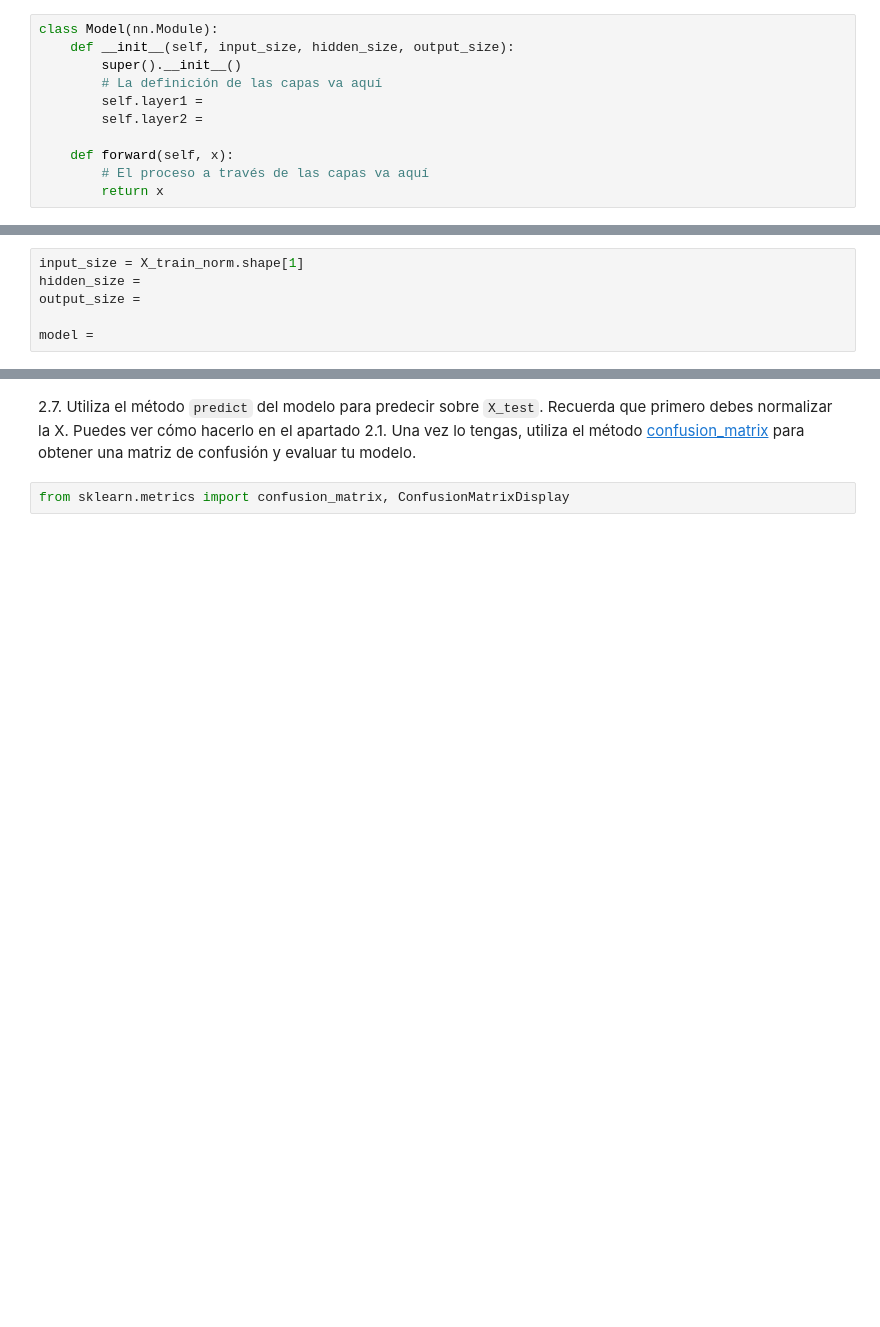
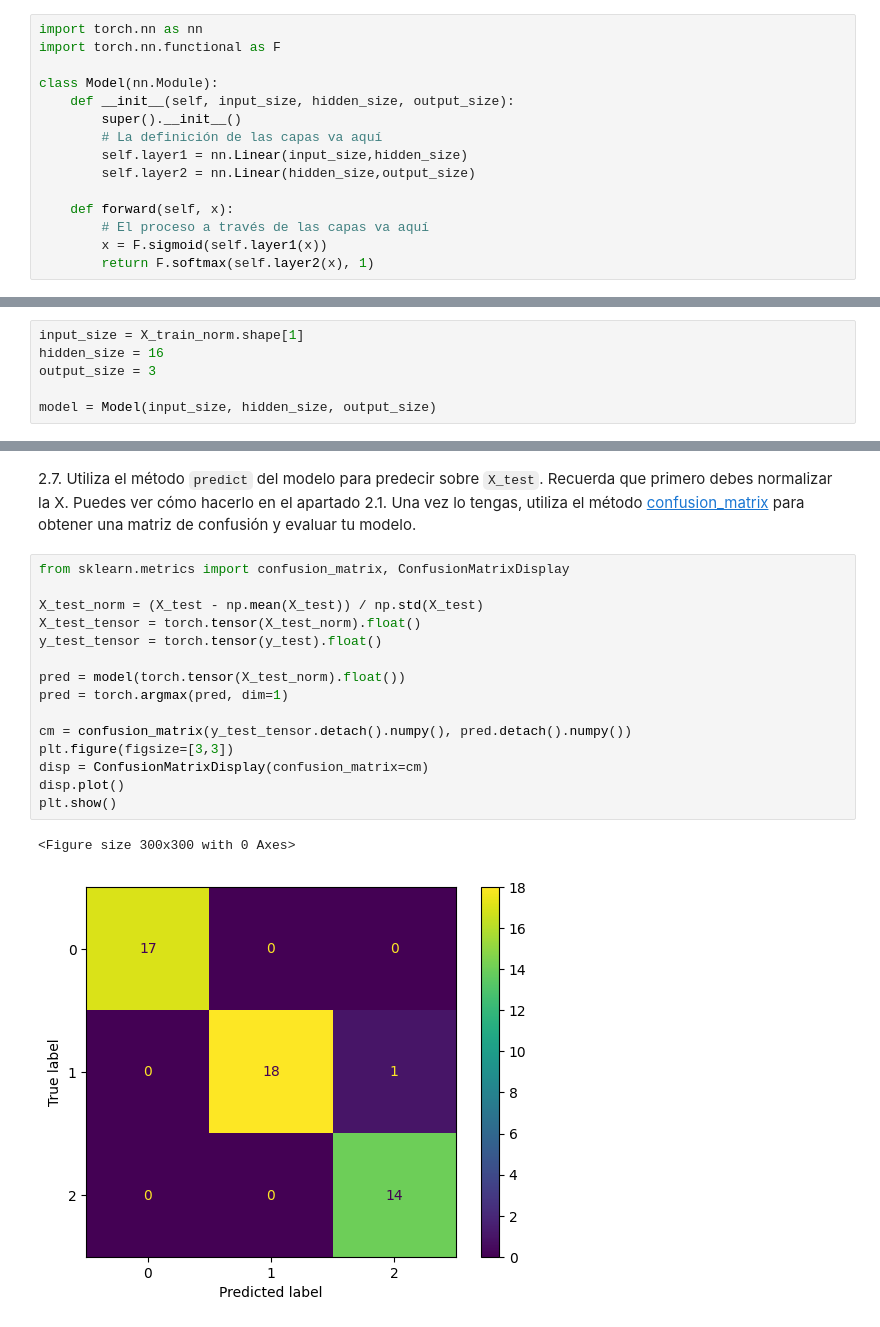
Before and after one commit to Sergio3d/CD-Core, a Jupyter notebook: tema 5/Sesion2_practica.ipynb, the cells around one changed output, grey strips where cells are left out. Drawn from its saved outputs; the diff is of its cells as text; blank space fills up the shorter version.

```diff
--- a/tema 5/Sesion2_practica.ipynb
+++ b/tema 5/Sesion2_practica.ipynb
@@ -76,24 +94,28 @@ from torch.utils.data import DataLoader
 - Primero, construye cada capa dentro del método `__init__()` como atributos de la clase (recuerda que para ello, debes escribir `self` delante del nombre de la variable, como el `this` en Java).
 - Después, en el método `forward`, aplica primero la operación de la capa y después la función de activación, para cada una de las dos capas. La función de activación de la capa uno deberá ser una [sigmoide](https://pytorch.org/docs/stable/generated/torch.nn.Sigmoid.html), y la de la capa 2, una [Softmax con dim=1](https://pytorch.org/docs/stable/generated/torch.nn.Softmax.html).
 # %%
+import torch.nn as nn
+import torch.nn.functional as F
+
 class Model(nn.Module):
     def __init__(self, input_size, hidden_size, output_size):
         super().__init__()
         # La definición de las capas va aquí
-        self.layer1 =
-        self.layer2 =
+        self.layer1 = nn.Linear(input_size,hidden_size)
+        self.layer2 = nn.Linear(hidden_size,output_size)
 
     def forward(self, x):
         # El proceso a través de las capas va aquí
-        return x
+        x = F.sigmoid(self.layer1(x))
+        return F.softmax(self.layer2(x), 1)
 # %% [markdown]
 2.3. Define el tamaño de las capas. El tamaño de `input_size` viene dado por X. El de la capa oculta debe ser 16, y el de la capa de salida debe ser 3, ya que nuestra clase tiene tres valores posibles. Usa estos valores para construir un modelo con la clase `Model`.
 # %%
 input_size = X_train_norm.shape[1]
-hidden_size =
-output_size =
+hidden_size = 16
+output_size = 3
 
-model =
+model = Model(input_size, hidden_size, output_size)
 # %% [markdown]
 2.4. Define el learning_rate, la función de pérdida, y el optimizador.
 - El learning_rate deberá ser 0.001.
@@ -148,4 +174,20 @@ plt.show()
 # %% [markdown]
 2.7. Utiliza el método `predict` del modelo para predecir sobre `X_test`. Recuerda que primero debes normalizar la X. Puedes ver cómo hacerlo en el apartado 2.1. Una vez lo tengas, utiliza el método [confusion_matrix](https://scikit-learn.org/stable/modules/generated/sklearn.metrics.confusion_matrix.html) para obtener una matriz de confusión y evaluar tu modelo.
-# %%
-from sklearn.metrics import confusion_matrix, ConfusionMatrixDisplay
+# %%
+from sklearn.metrics import confusion_matrix, ConfusionMatrixDisplay
+
+X_test_norm = (X_test - np.mean(X_test)) / np.std(X_test)
+X_test_tensor = torch.tensor(X_test_norm).float()
+y_test_tensor = torch.tensor(y_test).float()
+
+pred = model(torch.tensor(X_test_norm).float())
+pred = torch.argmax(pred, dim=1)
+
+cm = confusion_matrix(y_test_tensor.detach().numpy(), pred.detach().numpy())
+plt.figure(figsize=[3,3])
+disp = ConfusionMatrixDisplay(confusion_matrix=cm)
+disp.plot()
+plt.show()
+# %% [output]
+<Figure size 300x300 with 0 Axes>
+[figure, added]
```
Also changed, not shown: parts of 6 cells of this notebook.
